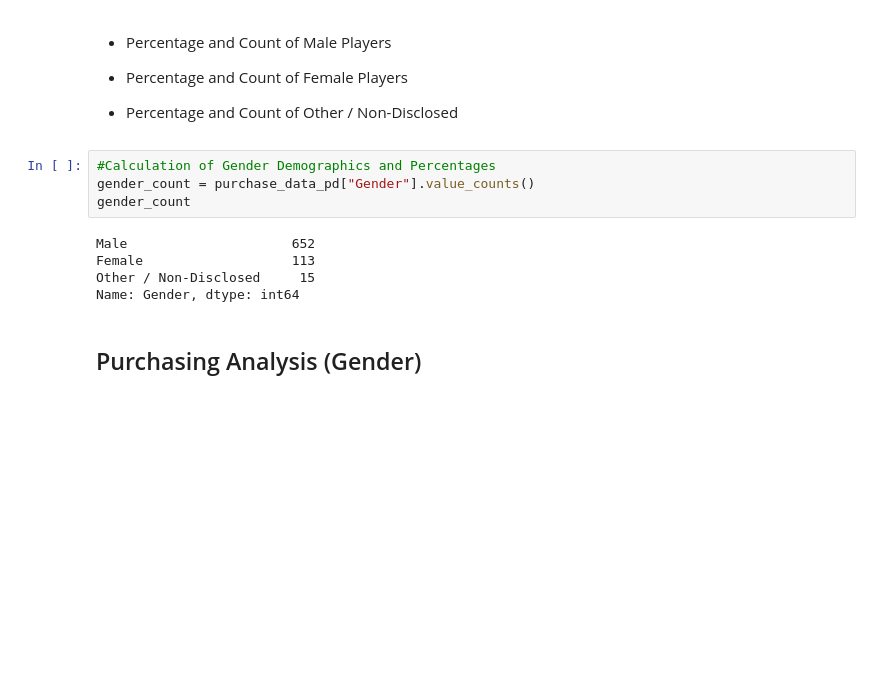
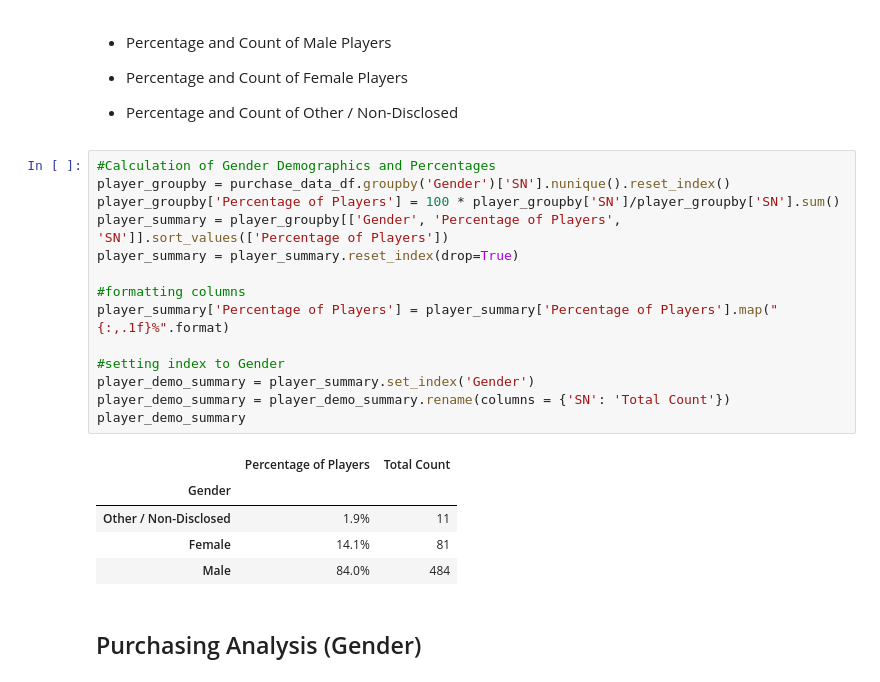
Before and after one commit to bshub6/Pandas-Challenge, a Jupyter notebook: Instructions/HeroesOfPymoli/HeroesOfPymoli_starter-Copy1.ipynb, the cells around one changed output. Cells and saved outputs as stored; diff of their text form; blank space fills up the shorter version.

```diff
--- a/Instructions/HeroesOfPymoli/HeroesOfPymoli_starter-Copy1.ipynb
+++ b/Instructions/HeroesOfPymoli/HeroesOfPymoli_starter-Copy1.ipynb
@@ -105,15 +105,26 @@ purchase_summary
 
 
 * Percentage and Count of Other / Non-Disclosed
-# %%
-#Calculation of Gender Demographics and Percentages
-gender_count = purchase_data_pd["Gender"].value_counts()
-gender_count
-# %% [output]
-Male                     652
-Female                   113
-Other / Non-Disclosed     15
-Name: Gender, dtype: int64
+# %%
+#Calculation of Gender Demographics and Percentages
+player_groupby = purchase_data_df.groupby('Gender')['SN'].nunique().reset_index()
+player_groupby['Percentage of Players'] = 100 * player_groupby['SN']/player_groupby['SN'].sum()
+player_summary = player_groupby[['Gender', 'Percentage of Players', 'SN']].sort_values(['Percentage of Players'])
+player_summary = player_summary.reset_index(drop=True)
+
+#formatting columns
+player_summary['Percentage of Players'] = player_summary['Percentage of Players'].map("{:,.1f}%".format)
+
+#setting index to Gender
+player_demo_summary = player_summary.set_index('Gender')
+player_demo_summary = player_demo_summary.rename(columns = {'SN': 'Total Count'})
+player_demo_summary
+# %% [output]
+|  | Percentage of Players | Total Count |
+| Gender |  |  |
+| Other / Non-Disclosed | 1.9% | 11 |
+| Female | 14.1% | 81 |
+| Male | 84.0% | 484 |
 # %% [markdown]
 
 ## Purchasing Analysis (Gender)
```
Also changed, not shown: parts of 4 cells of this notebook.
